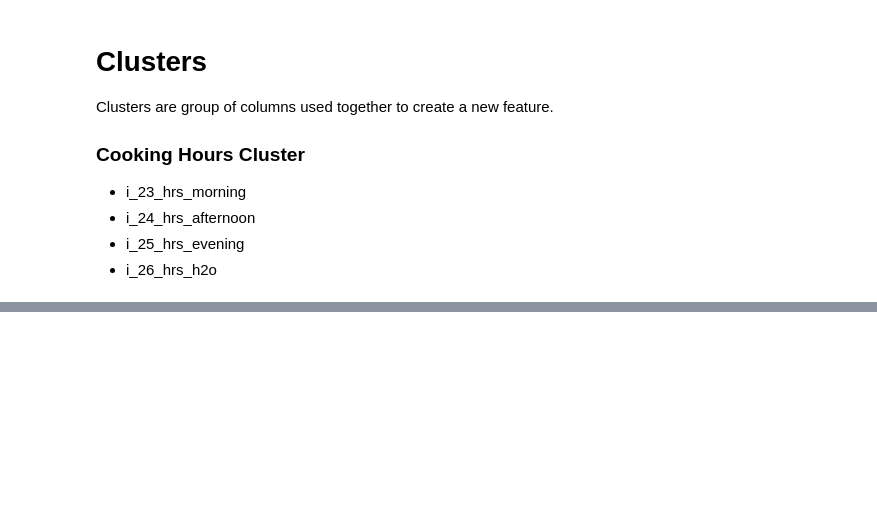
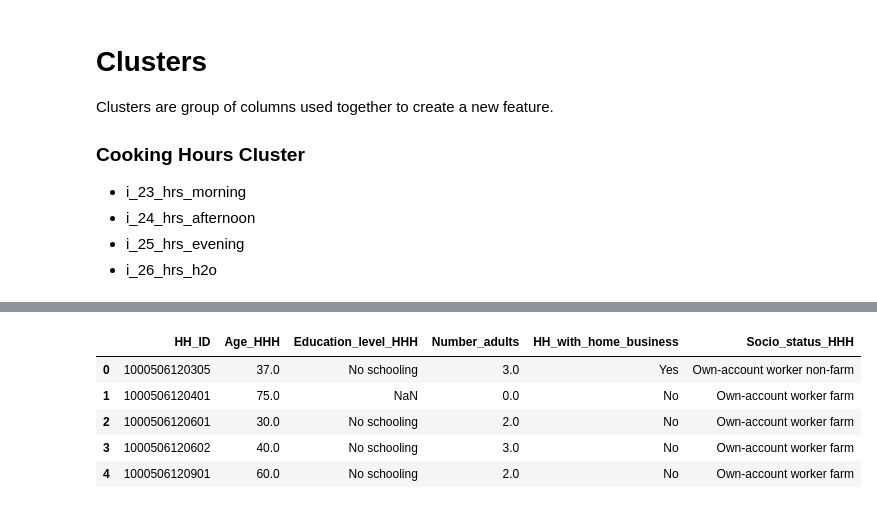
Before and after one commit to SESAM-Polimi/offgrid-demand-estimation, a Jupyter notebook: datasets/nigeria.ipynb, the cells around one changed output, grey strips where cells are left out. Cells and saved outputs as stored; diff of their text form; code cells hidden in the pictures; blank space fills up the shorter version.

```diff
--- a/datasets/nigeria.ipynb
+++ b/datasets/nigeria.ipynb
@@ -596,0 +251,36 @@ Kenya.get_columns()
+# %%
+mtf_ng_hh_sec_a1 = ODEDataset("Nigeria/mtf_ng_hh_sec_a1")
+mtf_ng_hh_sec_a1.from_csv("../playground/data/ESMAP/nigeria/mtf_ng_hh_sec_a1.csv", encoding='latin1'
+                          ).group_by("HH_ID")
+
+mtf_ng_hh_sec_a1 = mtf_ng_hh_sec_a1.new_feature("Age_HHH", socio_modifiers.extract_age_of_head("A5", "A4", 1))
+
+mtf_ng_hh_sec_a1 = mtf_ng_hh_sec_a1.new_feature("Education_level_HHH_raw",
+                                                common_modifiers.categorize("A9", Education_level_original2final))
+mtf_ng_hh_sec_a1 = mtf_ng_hh_sec_a1.new_feature("Education_level_HHH", lambda x: x['Education_level_HHH_raw'][0])
+
+mtf_ng_hh_sec_a1 = mtf_ng_hh_sec_a1.new_feature("Number_adults", socio_modifiers.extract_age_groups("A5", "adults"))
+
+mtf_ng_hh_sec_a1 = mtf_ng_hh_sec_a1.new_feature("Main_occupation",
+                                                common_modifiers.categorize("A14", Main_occupation_original2final))
+
+mtf_ng_hh_sec_a1 = mtf_ng_hh_sec_a1.new_feature("Socio_status_HHH",
+                                                socio_modifiers.extract_socio_status_hhh("nigeria", 'Main_occupation',
+                                                                                         'A4', 1))
+
+mtf_ng_hh_sec_a1 = mtf_ng_hh_sec_a1.new_feature('HH_with_home_business_raw',
+                                                socio_modifiers.extract_head_w_home_business('A19', 'Main_occupation',
+                                                                                             'A5', 1))
+mtf_ng_hh_sec_a1 = mtf_ng_hh_sec_a1.new_feature('HH_with_home_business', lambda x: x['HH_with_home_business_raw'][0])
+
+mtf_ng_hh_sec_a1 = mtf_ng_hh_sec_a1.select(
+    ["HH_ID", "Age_HHH", "Education_level_HHH", "Number_adults", "HH_with_home_business", "Socio_status_HHH"])
+
+mtf_ng_hh_sec_a1.to_dataframe().head()
+# %% [output]
+|  | HH_ID | Age_HHH | Education_level_HHH | Number_adults | HH_with_home_business | Socio_status_HHH |
+| 0 | 1000506120305 | 37.0 | No schooling | 3.0 | Yes | Own-account worker non-farm |
+| 1 | 1000506120401 | 75.0 | NaN | 0.0 | No | Own-account worker farm |
+| 2 | 1000506120601 | 30.0 | No schooling | 2.0 | No | Own-account worker farm |
+| 3 | 1000506120602 | 40.0 | No schooling | 3.0 | No | Own-account worker farm |
+| 4 | 1000506120901 | 60.0 | No schooling | 2.0 | No | Own-account worker farm |
```
Also changed, not shown: parts of 55 cells of this notebook, 10 other files.
